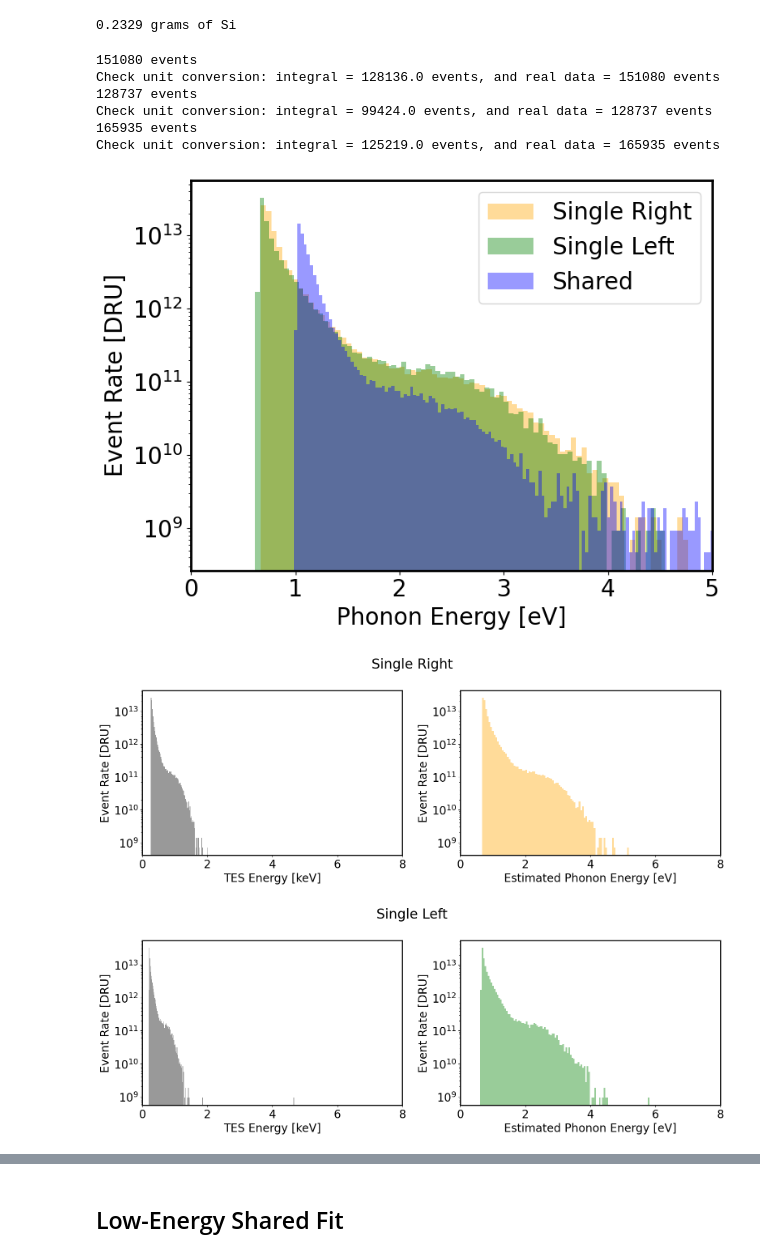
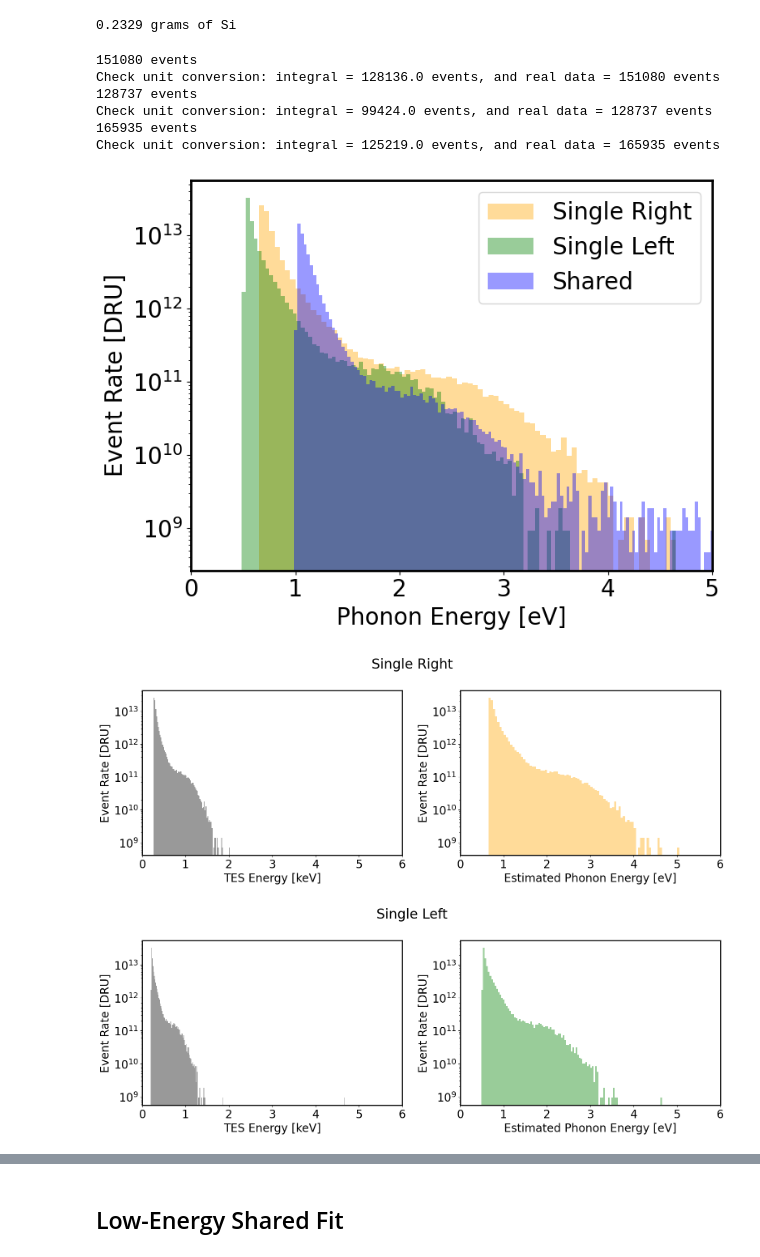
Before and after one commit to spice-herald/DarkLim, a Jupyter notebook: examples/run_57_spectra.ipynb, the cells around one changed output, grey strips where cells are left out. Cells and saved outputs as stored; diff of their text form; code cells hidden in the pictures.

```diff
--- a/examples/run_57_spectra.ipynb
+++ b/examples/run_57_spectra.ipynb
@@ -99,10 +99,10 @@ for i, (fn, label, color) in enumerate(zip(
     print(f'{len(energies_eV)} events')
 
     if label == 'Single Right':
-        pce = 0.39
+        pce = 0.4
         bins_eV_full = np.arange(0, max(energies_eV) + 4, 0.02)
     elif label == 'Single Left':
-        pce = 0.32
+        pce = 0.4
         bins_eV_full = np.arange(0, max(energies_eV) + 4, 0.015)
     else:
         pce = 1.
@@ -125,38 +125,38 @@ for i, (fn, label, color) in enumerate(zip(
         ax[1].set_xlabel('Estimated Phonon Energy [eV]')
 
     for j in range(2):
-        ax[j].set_xlim([0, 8])
+        ax[j].set_xlim([0, 6])
         ax[j].set_yscale('log')
         ax[j].set_ylabel('Event Rate [DRU]')
 
     ax[0].set_xlabel('TES Energy [keV]')
 
     fig.suptitle(label)
     fig.tight_layout()
     fig.show()
 
     ax_all.hist(energies_keV * 1e3 / pce, bins_keV_full * 1e3 / pce, weights=event_weights_DRU, alpha=0.4, label=label, color=color)
 
     ####### Check unit conversion #######
 
     bin_counts, bin_edges = np.histogram(energies_keV, bins_keV_full, weights=event_weights_DRU)
     norm = sum(bin_counts * np.diff(bin_edges) * mass_kg * time_days)
     print(f'Check unit conversion: integral = {norm:.1f} events, and real data = {len(energies_eV)} events')
 
 ax_all.set_yscale('log')
 ax_all.set_xlabel('Phonon Energy [eV]')
 ax_all.set_ylabel('Event Rate [DRU]')
 ax_all.set_xlim([0, 5])
 ax_all.legend(loc='upper right')
 fig_all.tight_layout()
 fig_all.show()
 # %% [output]
 151080 events
 Check unit conversion: integral = 128136.0 events, and real data = 151080 events
 128737 events
 Check unit conversion: integral = 99424.0 events, and real data = 128737 events
 165935 events
 Check unit conversion: integral = 125219.0 events, and real data = 165935 events
-[figure, old version]
+[figure, new version]
-[figure, old version]
+[figure, new version]
-[figure, old version]
+[figure, new version]
```
Also changed, not shown: parts of 9 cells of this notebook.
